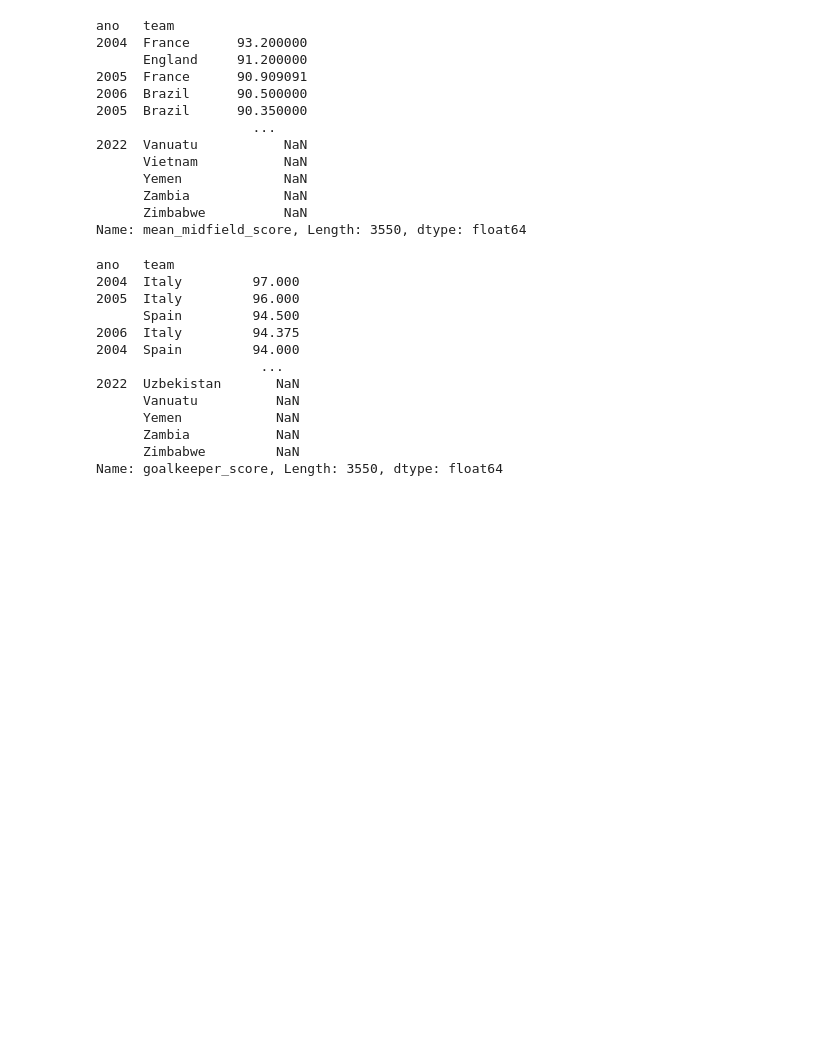
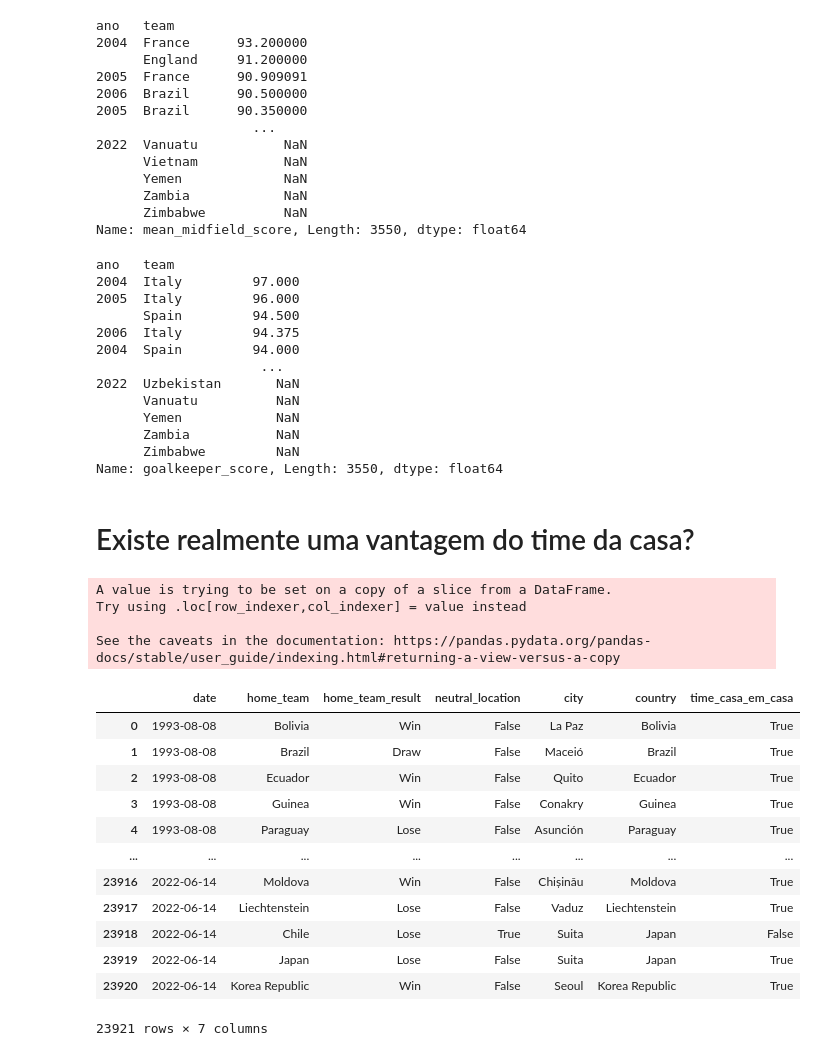
Before and after one commit to FelipeFLopes/fifa_matches_analysis, a Jupyter notebook: analise.ipynb, the cells around one changed output. Saved outputs shown, nothing was run; the diff lists cells and outputs as text; code cells hidden in the pictures; blank space fills up the shorter version.

```diff
--- a/analise.ipynb
+++ b/analise.ipynb
@@ -205,3 +205,5 @@ ano   team
       Zambia           NaN
       Zimbabwe         NaN
 Name: goalkeeper_score, Length: 3550, dtype: float64
+# %% [markdown]
+# Existe realmente uma vantagem do time da casa?
@@ -207,0 +212,23 @@ Name: goalkeeper_score, Length: 3550, dtype: float64
+# %%
+resultado["time_casa_em_casa"] = resultado["home_team"].values == resultado["country"].values
+# %% [output]
+A value is trying to be set on a copy of a slice from a DataFrame.
+Try using .loc[row_indexer,col_indexer] = value instead
+
+See the caveats in the documentation: https://pandas.pydata.org/pandas-docs/stable/user_guide/indexing.html#returning-a-view-versus-a-copy
+# %%
+resultado
+# %% [output]
+|  | date | home_team | home_team_result | neutral_location | city | country | time_casa_em_casa |
+| 0 | 1993-08-08 | Bolivia | Win | False | La Paz | Bolivia | True |
+| 1 | 1993-08-08 | Brazil | Draw | False | Maceió | Brazil | True |
+| 2 | 1993-08-08 | Ecuador | Win | False | Quito | Ecuador | True |
+| 3 | 1993-08-08 | Guinea | Win | False | Conakry | Guinea | True |
+| 4 | 1993-08-08 | Paraguay | Lose | False | Asunción | Paraguay | True |
+| ... | ... | ... | ... | ... | ... | ... | ... |
+| 23916 | 2022-06-14 | Moldova | Win | False | Chișinău | Moldova | True |
+| 23917 | 2022-06-14 | Liechtenstein | Lose | False | Vaduz | Liechtenstein | True |
+| 23918 | 2022-06-14 | Chile | Lose | True | Suita | Japan | False |
+| 23919 | 2022-06-14 | Japan | Lose | False | Suita | Japan | True |
+| 23920 | 2022-06-14 | Korea Republic | Win | False | Seoul | Korea Republic | True |
+23921 rows × 7 columns
```
Also changed, not shown: parts of 13 cells of this notebook.
